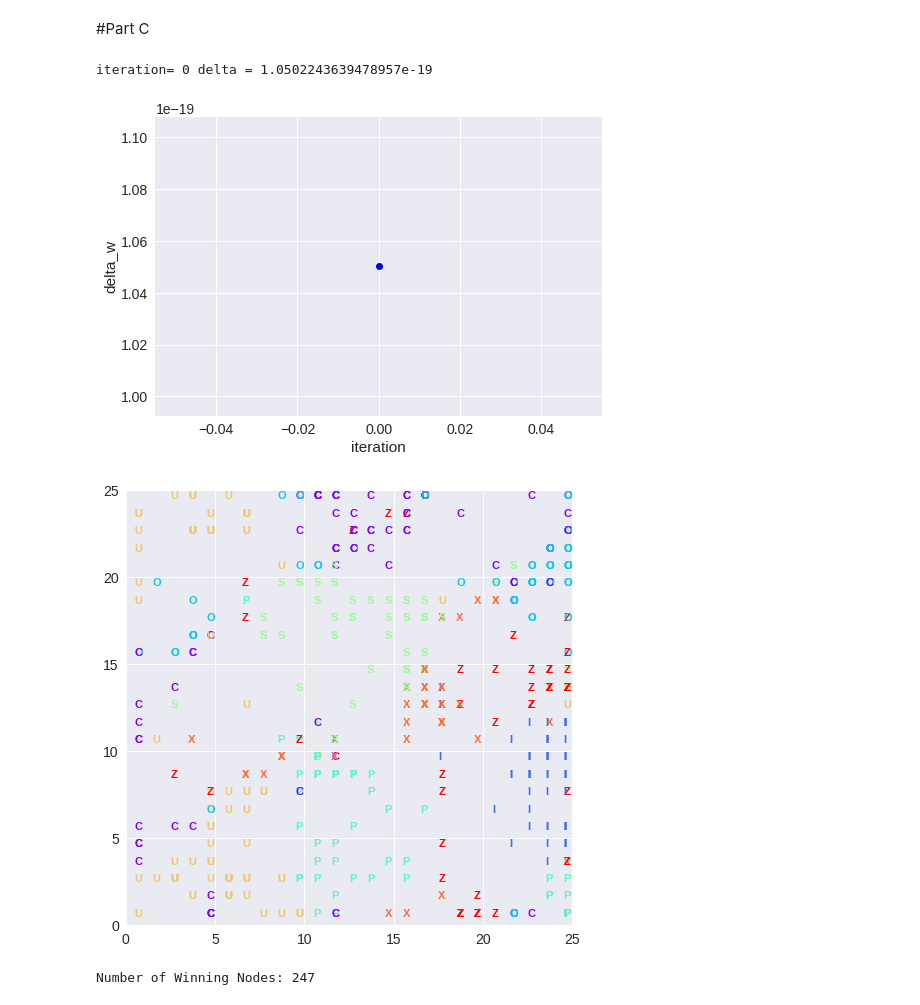
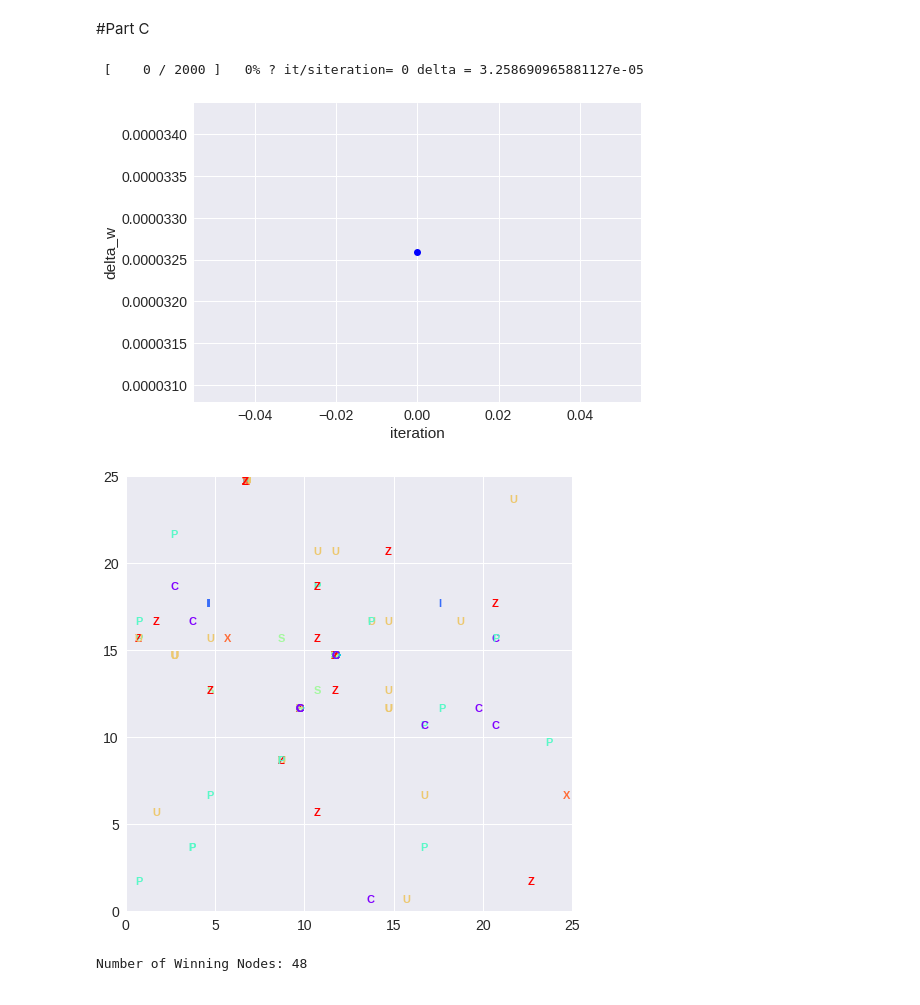
Before and after one commit to puraminy/mini_proj3, a Jupyter notebook: SOM.ipynb, the cells around one changed output. Saved outputs shown, nothing was run; the diff lists cells and outputs as text; code cells hidden in the pictures.

```diff
--- a/SOM.ipynb
+++ b/SOM.ipynb
@@ -121,12 +56,10 @@ def SOM (data = alphabet, x = 25, y = 25, features = 28*28, radius = 0, learning
 # %%
 features = 28*28
 learningrate = 0.9
-#decay = 0.9
-x=625;y=1
 # ini_weights (1) PCA
-som0 = MiniSom(x=x, y=y, input_len=features)  # initialization of 25x25 SOM
-som0.pca_weights_init(alphabet)
-ini_weights = som0._weights - 0
+#som0 = MiniSom(x=25, y=25, input_len=features)  # initialization of 25x25 SOM
+#som0.pca_weights_init(alphabet)
+#ini_weights = som0._weights.copy()
 
 # ini_weights (2) Distribute from min to max value of input data [0:1]
 #ini_weights = np.expand_dims(np.linspace(0, 1, x*y),axis=1)*np.ones([1,features])
@@ -137,10 +70,11 @@ ini_weights = som0._weights - 0
 #ini_weights = np.reshape(weights, [x, y, features])
 
 # ini_weights (4) Random
-#ini_weights = np.random.random([x,y,features])
+ini_weights = np.random.random([x,y,features])
 
 # ini_weights (5) Zeros
 #ini_weights = np.zeros([x,y,features])
 
 # ini_weights (6) Ones
 #ini_weights = np.ones([x,y,features])
+print(ini_weights)
@@ -156,10 +104,10 @@ radius = 0
 #neighborhood='gaussian'
 neighborhood='triangle'
 
-somA = MiniSom(x=x, y=y, input_len=features, sigma=radius, learning_rate=learningrate, neighborhood_function=neighborhood)  # initialization of 25x25 SOM
+somA = MiniSom(x=x, y=y, input_len=features, sigma=radius, learning_rate=learningrate, neighborhood_function=neighborhood)
 somA._weights = ini_weights
 #somA.random_weights_init(alphabet)  # initialize weights with random values
-somA.train_delta(alphabet, delta=0.0001, max_iteration=2000)
+somA.train_delta(alphabet, delta=0.0001, max_iteration=2000, verbose=True)
 
 weightsA = somA._weights
 
@@ -228,6 +176,4 @@ plt.figure(figsize=(10, 7))
 sn.set(font_scale=1.4)  # for label size
 sn.heatmap(df_result, annot=True, annot_kws={"size": 12}, xticklabels=axlabels, yticklabels=aylabels)  # font size
 plt.show()
-
-#print("Convergence in "+str(ii)+" iterations")
 # %% [output]
@@ -247,10 +194,10 @@ radius = 1
 #neighborhood='gaussian'
 neighborhood='triangle'
 
-somB = MiniSom(x=x, y=y, input_len=features, sigma=radius, learning_rate=learningrate, neighborhood_function=neighborhood)  # initialization of 25x25 SOM
+somB = MiniSom(x=x, y=y, input_len=features, sigma=radius, learning_rate=learningrate, neighborhood_function=neighborhood)
 somB._weights = ini_weights
 #somB.random_weights_init(alphabet)  # initialize weights with random values
-somB.train_delta(alphabet, delta=0.0001, max_iteration=2000)
+somB.train_delta(alphabet, delta=0.0001, max_iteration=2000, verbose=True)
 
 weightsB = somB._weights
 
@@ -319,6 +266,4 @@ plt.figure(figsize=(10, 7))
 sn.set(font_scale=1.4)  # for label size
 sn.heatmap(df_result, annot=True, annot_kws={"size": 12}, xticklabels=axlabels, yticklabels=aylabels)  # font size
 plt.show()
-
-#print("Convergence in "+str(ii)+" iterations")
 # %% [output]
@@ -331,17 +276,17 @@ Number of Winning Nodes: 241
 # %%
 x = 25; y = 25
 ini_weights = np.reshape(ini_weights,[x,y,features])
-radius = 0
+radius = 1
 
 #neighborhood='mexican_hat'
 #neighborhood='bubble'
 #neighborhood='gaussian'
 neighborhood='triangle'
 
-somC = MiniSom(x=x, y=y, input_len=features, sigma=radius, learning_rate=learningrate, neighborhood_function=neighborhood)  # initialization of 25x25 SOM
+somC = MiniSom(x=x, y=y, input_len=features, sigma=radius, learning_rate=learningrate, neighborhood_function=neighborhood)
 somC._weights = ini_weights
 #somC.random_weights_init(alphabet)  # initialize weights with random values
-somC.train_delta(alphabet, delta=0.0001, max_iteration=2000)
+somC.train_delta(alphabet, delta=0.0001, max_iteration=2000, verbose=True)
 
 weightsC = somC._weights
 
@@ -384,36 +329,34 @@ if len(mappings)>19:
           zeroo = alphabet-selected_nodes[i][j]
           pos = np.where(~zeroo.any(axis=1))[0]
           result_mat[i, label[pos]] = result_mat[i, label[pos]]+1
 
 else:
   selected_nodes = sorted_values
   result_mat =np.zeros([len(mappings),9])
   for i in range(len(mappings)):
       result_mat[i,8] = len(selected_nodes[i])
       for j in range(len(selected_nodes[i])):
           zeroo = alphabet-selected_nodes[i][j]
           pos = np.where(~zeroo.any(axis=1))[0]
           result_mat[i, label[pos]] = result_mat[i, label[pos]]+1
 
 
 
 import seaborn as sn
 import pandas  as pd
 
 df_result = pd.DataFrame(result_mat, range(result_mat.shape[0]), range(9))
 
 aylabels = ['1', '2', '3', '4', '5', '6', '7', '8', '9', '10','11',
             '12', '13', '14', '15', '16', '17', '18', '19', '20']
 axlabels = ['C', 'I', 'O', 'P', 'S', 'U', 'X', 'Z', 'Total']
 
 plt.figure(figsize=(10, 7))
 sn.set(font_scale=1.4)  # for label size
 sn.heatmap(df_result, annot=True, annot_kws={"size": 12}, xticklabels=axlabels, yticklabels=aylabels)  # font size
 plt.show()
-
-#print("Convergence in "+str(ii)+" iterations")
 # %% [output]
-iteration= 0 delta = 1.0502243639478957e-19
+ [    0 / 2000 ]   0% ? it/siteration= 0 delta = 3.258690965881127e-05
-[figure, old version]
+[figure, new version]
-[figure, old version]
+[figure, new version]
-Number of Winning Nodes: 247
+Number of Winning Nodes: 48
```
Also changed, not shown: parts of 7 cells of this notebook.
